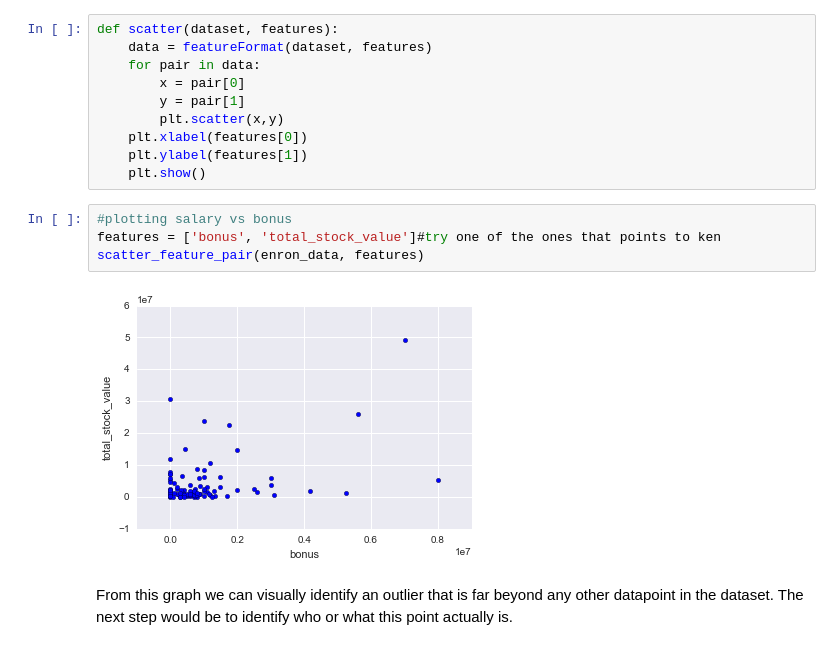
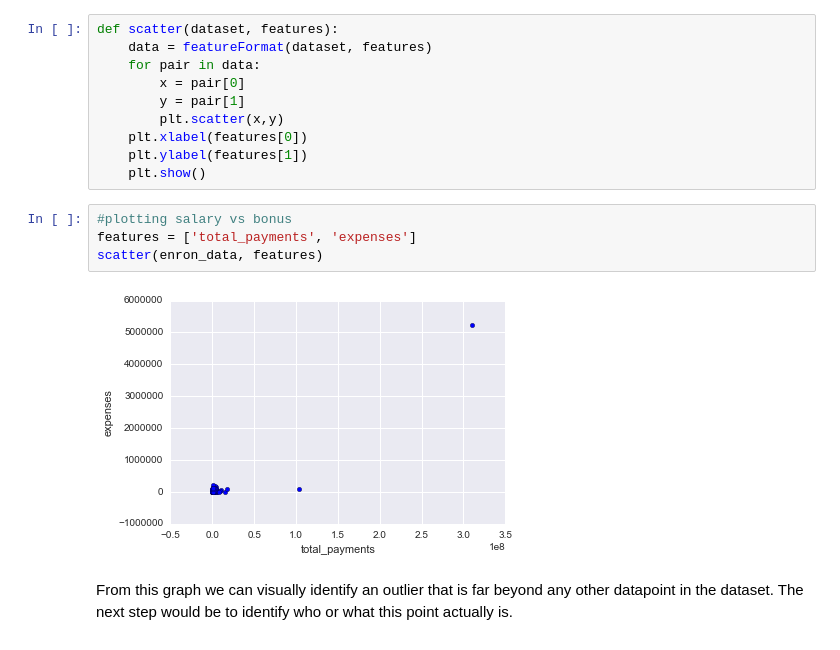
Before and after one commit to LayneNewhouse/Machine-Learning, a Jupyter notebook: Project5.ipynb, the cells around one changed output. Drawn from its saved outputs; the diff is of its cells as text.

Commit message:
log financial data

```diff
--- a/Project5.ipynb
+++ b/Project5.ipynb
@@ -241,10 +241,10 @@ def scatter(dataset, features):
     plt.show()
 # %%
 #plotting salary vs bonus
-features = ['bonus', 'total_stock_value']#try one of the ones that points to ken
-scatter_feature_pair(enron_data, features)
+features = ['total_payments', 'expenses']
+scatter(enron_data, features)
 # %% [output]
-[figure, old version]
+[figure, new version]
 # %% [markdown]
 From this graph we can visually identify an outlier that is far beyond any other datapoint in the dataset. The next step would be to identify who or what this point actually is.
 # %%
```
Also changed, not shown: parts of 22 cells of this notebook.
